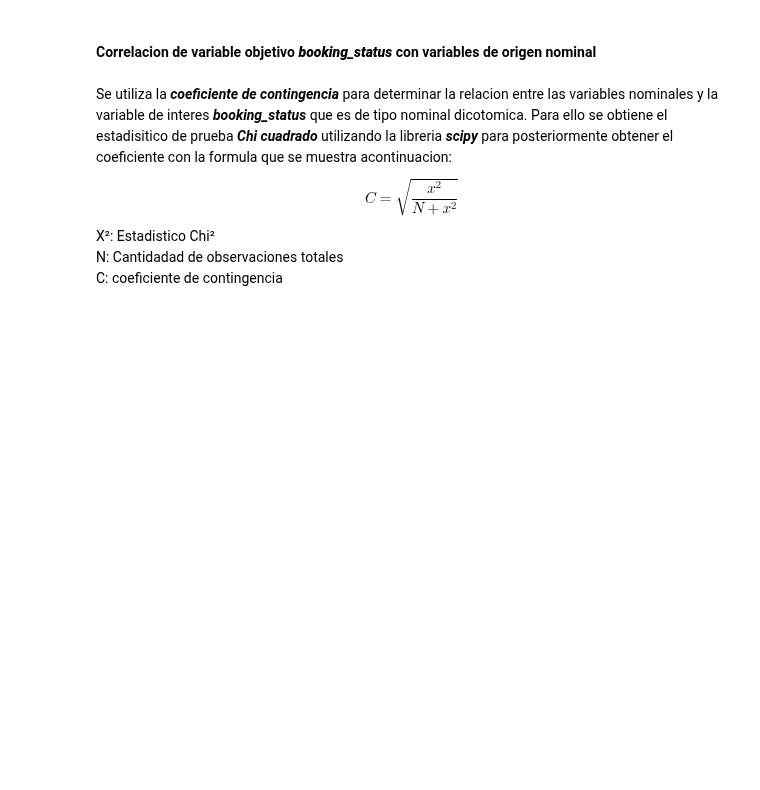
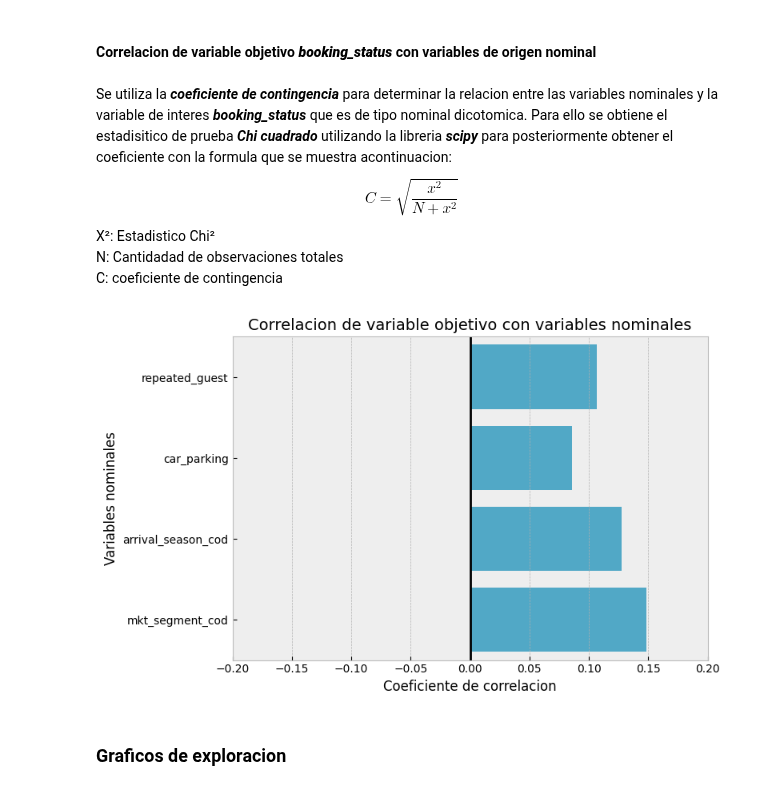
Before and after one commit to arielRas/CoderHouseDataScience-ProyectoFinal, a Jupyter notebook: Eda.ipynb, the cells around one changed output. Cells and saved outputs as stored; diff of their text form; code cells hidden in the pictures; blank space fills up the shorter version.

```diff
--- a/Eda.ipynb
+++ b/Eda.ipynb
@@ -111,3 +130,9 @@ $$
 X²: Estadistico Chi²<br>
 N: Cantidadad de observaciones totales<br>
 C: coeficiente de contingencia<br>
+# %%
+PlotCorrelation(df, 'booking_status_cod', nominal_var, 'nominales').plot_coef_contingency()
+# %% [output]
+[figure, added]
+# %% [markdown]
+### Graficos de exploracion
```
Also changed, not shown: parts of 3 cells of this notebook.
